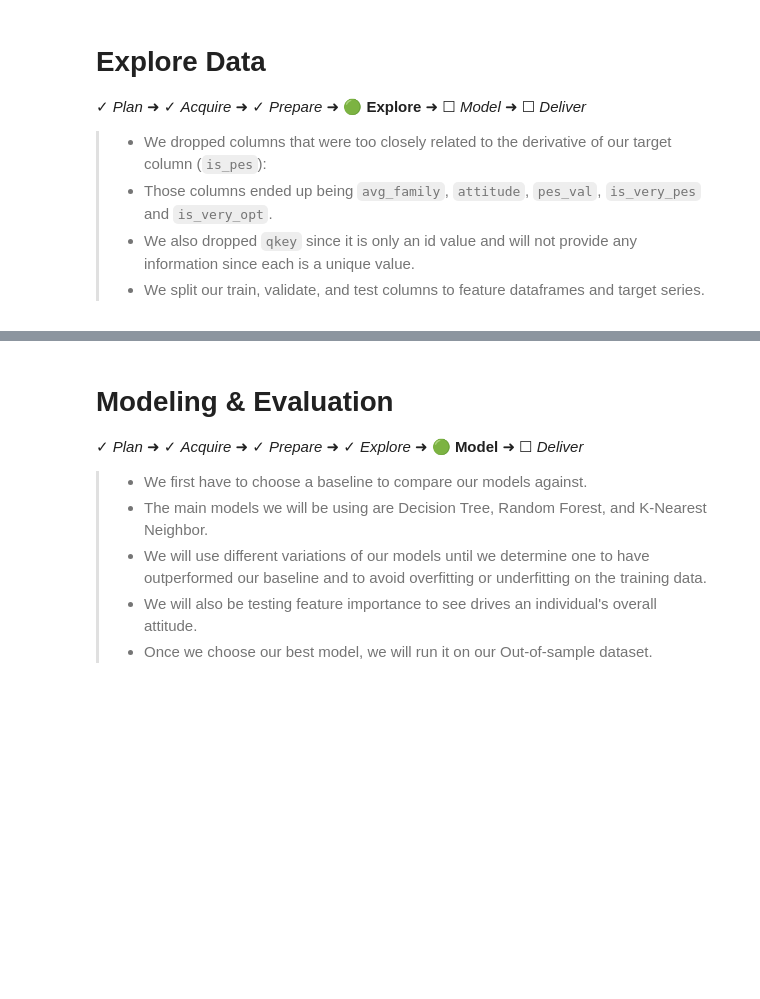
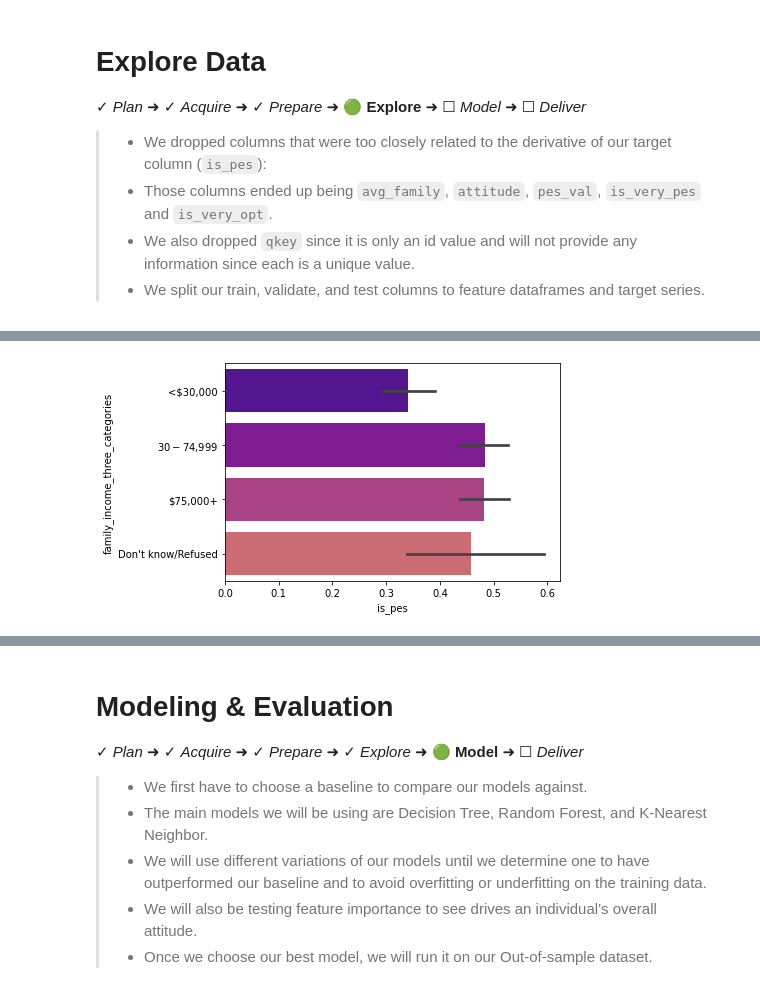
Before and after one commit to american-perspectives-capstone/american-attitudes, a Jupyter notebook: final_notebook.ipynb, the cells around one changed output, grey strips where cells are left out. Saved outputs shown, nothing was run; the diff lists cells and outputs as text; code cells hidden in the pictures; blank space fills up the shorter version.

```diff
--- a/final_notebook.ipynb
+++ b/final_notebook.ipynb
@@ -739,0 +763,4 @@ train.shape, validate.shape, test.shape
+# %%
+ax = sns.barplot(y="family_income_three_categories", x="is_pes", data=train)
+# %% [output]
+[figure, added]
```
Also changed, not shown: parts of 9 cells of this notebook, 2 other files.
